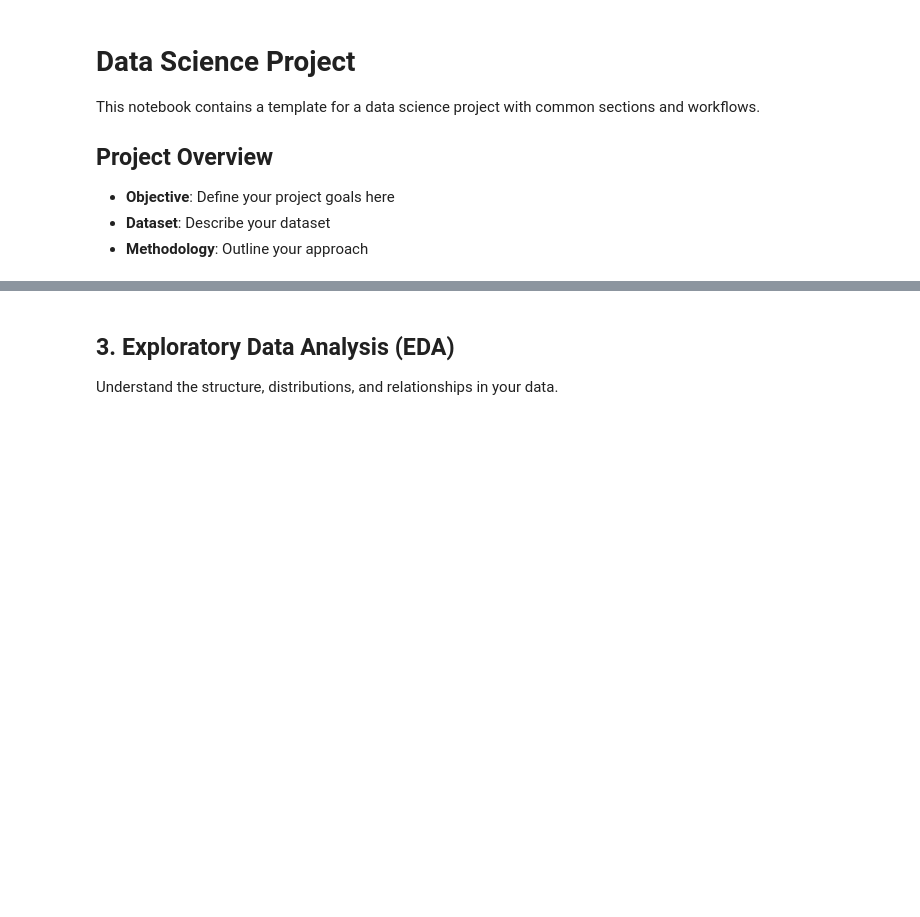
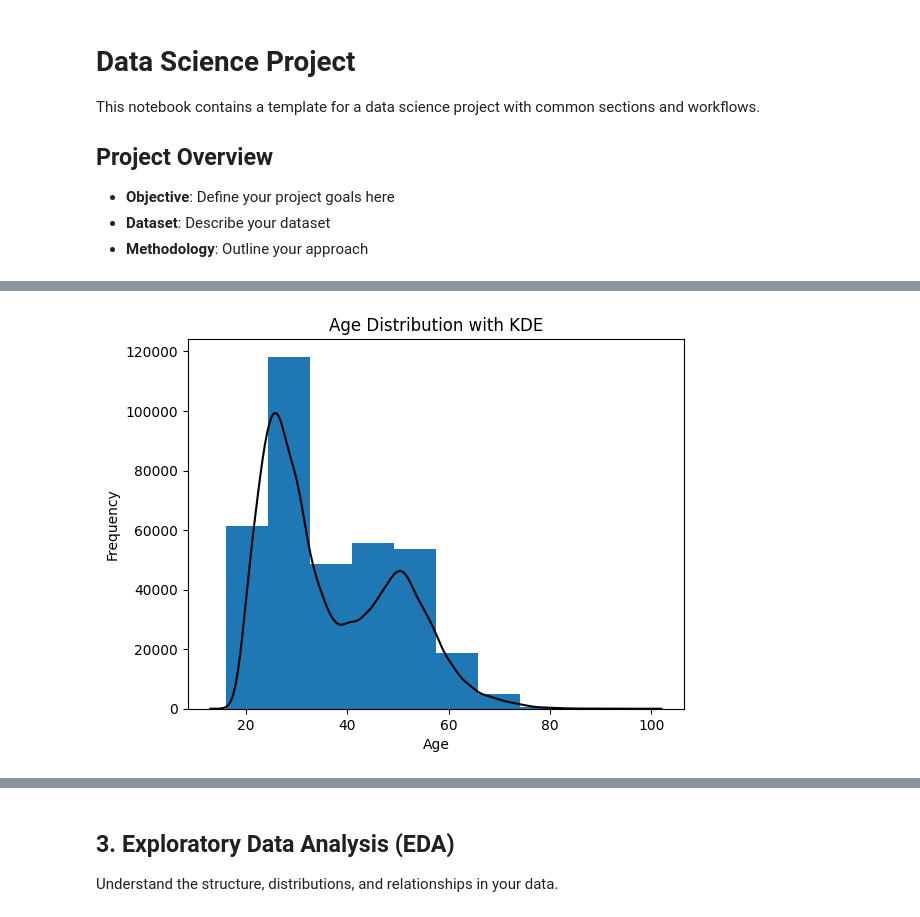
Before and after one commit to Juancarlosarbelaez/Final-procesos-organizacionales, a Jupyter notebook: data_science_project.ipynb, the cells around one changed output, grey strips where cells are left out. Saved outputs shown, nothing was run; the diff lists cells and outputs as text; code cells hidden in the pictures; blank space fills up the shorter version.

```diff
--- a/data_science_project.ipynb
+++ b/data_science_project.ipynb
@@ -53,0 +169,5 @@ df.head()
+# %%
+#plot the age distribution using a kde plot
+plot_histogram_with_kde(df, 'age', 'Age', 'Age Distribution with KDE', bins=10)
+# %% [output]
+[figure, added]
```
Also changed, not shown: parts of 16 cells of this notebook.
